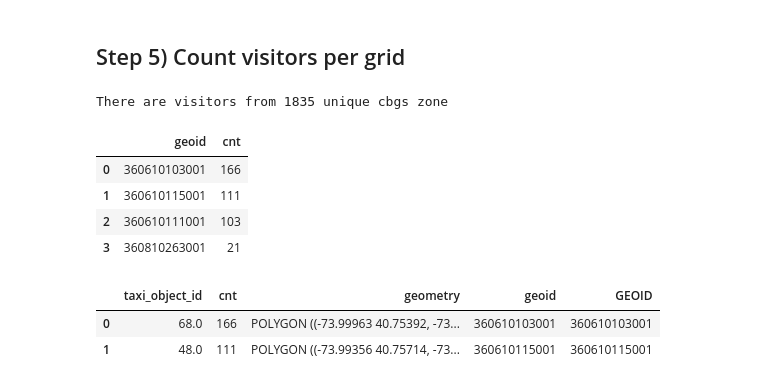
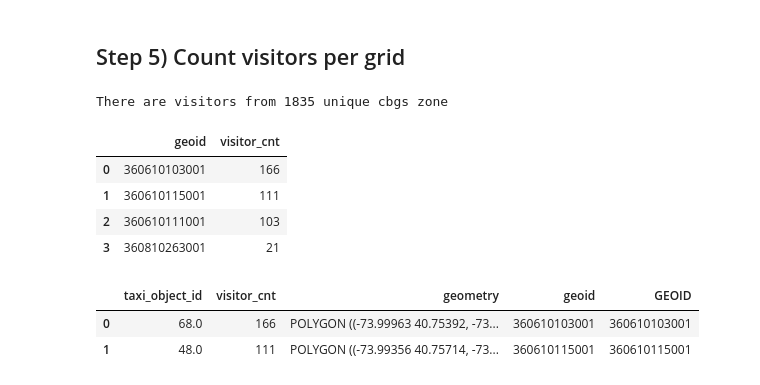
Before and after one commit to sev-90/art_of_engineering_course, a Jupyter notebook: main.ipynb, the cells around one changed output. Saved outputs shown, nothing was run; the diff lists cells and outputs as text; code cells hidden in the pictures.

```diff
--- a/main.ipynb
+++ b/main.ipynb
@@ -32,6 +27,6 @@ geo_data.head(5)
 # %%
 cbg_grids_name = "cb_2021_36_bg_500k.shp"
-nyc_geoids, cbgs_nyc = read_grids(cbg_grids_name, grid_name = 'Cencus Blocks')
+nyc_geoids, cbgs_nyc = read_grids(cbg_grids_name, grid_name = 'Census Blocks')
 cbgs_nyc.head(3)
 # %% [output]
 we have 6758 unique cbg zones in New York City in all 5 boroughs
@@ -100,17 +95,17 @@ visits = count_visits(geo_data, nyc_geoids)
 visits.head(4)
 # %% [output]
 There are visitors from 1835 unique cbgs zone
-|  | geoid | cnt |
+|  | geoid | visitor_cnt |
 | 0 | 360610103001 | 166 |
 | 1 | 360610115001 | 111 |
 | 2 | 360610111001 | 103 |
 | 3 | 360810263001 | 21 |
 # %%
-merged = pd.merge(cbgs_nyc, visits, left_on = 'GEOID', right_on = 'geoid', how = 'right' )[['taxi_object_id','cnt','geometry','geoid','GEOID']]
+merged = pd.merge(cbgs_nyc, visits, left_on = 'GEOID', right_on = 'geoid', how = 'right' )[['taxi_object_id','visitor_cnt','geometry','geoid','GEOID']]
 merged = merged[~merged['taxi_object_id'].isna()]
 merged.head(2)
 # %% [output]
-|  | taxi_object_id | cnt | geometry | geoid | GEOID |
+|  | taxi_object_id | visitor_cnt | geometry | geoid | GEOID |
 | 0 | 68.0 | 166 | POLYGON ((-73.99963 40.75392, -73... | 360610103001 | 360610103001 |
 | 1 | 48.0 | 111 | POLYGON ((-73.99356 40.75714, -73... | 360610115001 | 360610115001 |
 # %%
```
Also changed, not shown: parts of 24 cells of this notebook, 5 other files.
